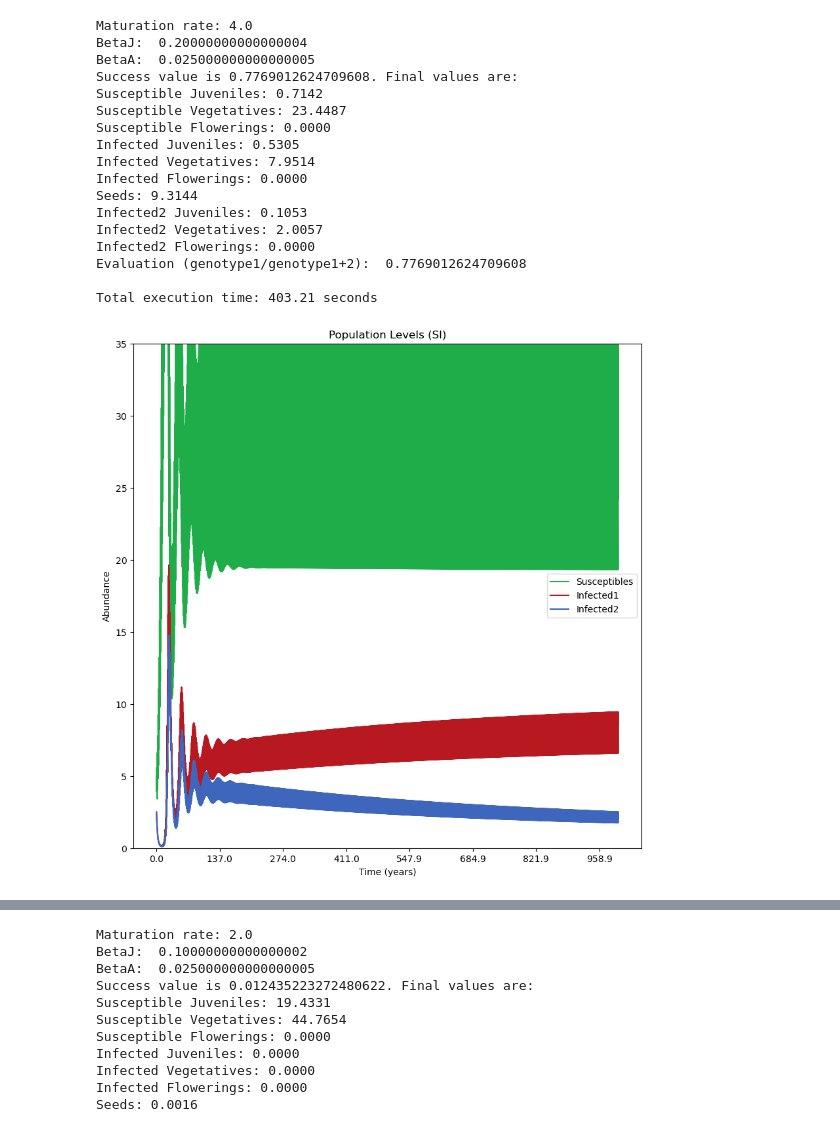
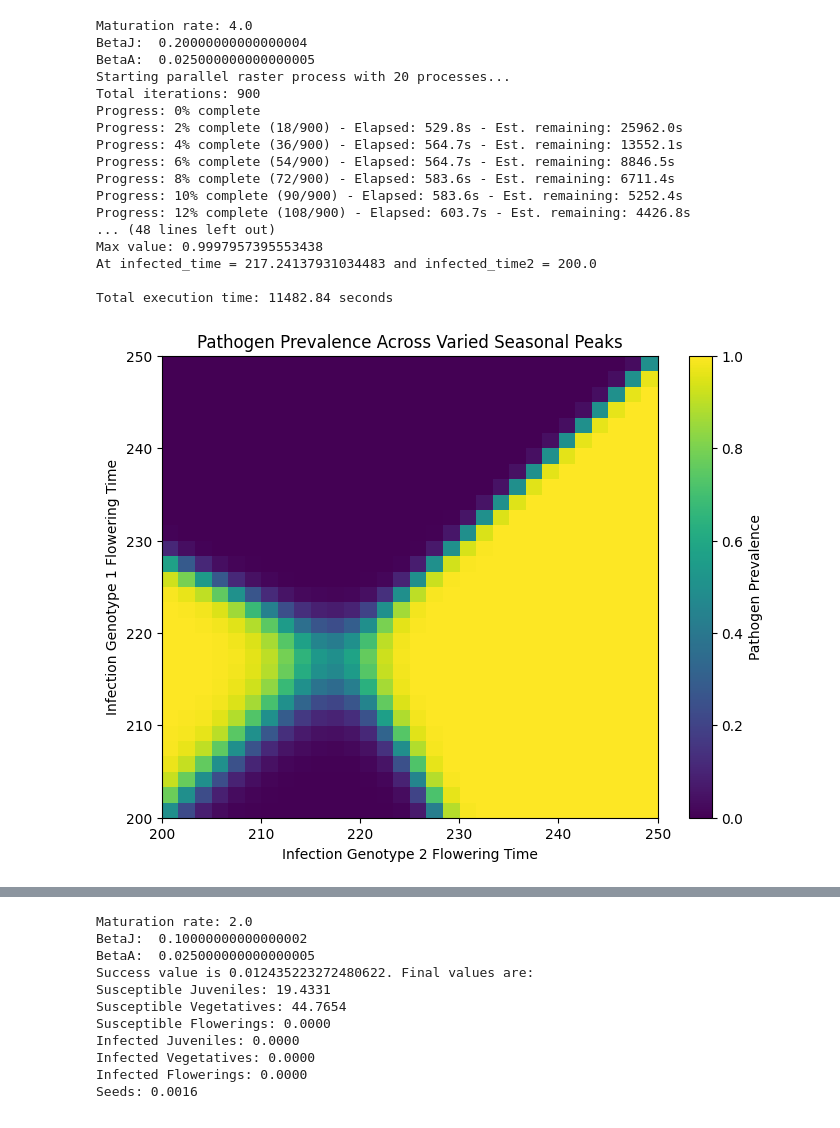
Before and after one commit to bds062/Host-Pathogen-Evolutionary-Dynamics-Model, a Jupyter notebook: call_functions.ipynb, the cells around one changed output, grey strips where cells are left out. Cells and saved outputs as stored; diff of their text form; code cells hidden in the pictures.

Commit message:
Fixed ODE solving time + mirroring rasters

```diff
--- a/call_functions.ipynb
+++ b/call_functions.ipynb
@@ -92,44 +92,44 @@ Total execution time: 4392.64 seconds
 # %%
-param1_values = np.linspace(0, 365, 5)
-param2_values = np.linspace(0, 365, 5)
+param1_values = np.linspace(0, 365, 15) #vertical axis
+param2_values = np.linspace(0, 365, 15) #horizontal axis
 
 
 
-model = Model(maturity=4/365, t = (0, 365 * 1000), germination_time = 182.5, Bj = 0.2 / 365, infected_time=235.35714285714286, infected_time2=185.71428571428572 )
-graph_model = GraphModel(model)
-# raster_model = RasterModel(model, 'infected_time', 'infected_time2', param1_values, param2_values)
+model = Model(maturity=4/365, t = (0, 365 * 400), germination_time = 272.5, Bj = 0.2 / 365, infected_time=182.5, infected_time2=182.5)
+# graph_model = GraphModel(model)
+raster_model = RasterModel(model, 'infected_time', 'infected_time2', param1_values, param2_values)
 
 print("Maturation rate:", model.maturity*365)
 print("BetaJ: ", model.Bj*365)
 print("BetaA: ", model.Bv*365)
 
 
 start_time = time.time()
-graph_model.graph()
-print("Evaluation (genotype1/genotype1+2): ", model.evaluate(model.solution))
+# graph_model.graph()
+# print("Evaluation (genotype1/genotype1+2): ", model.evaluate(model.solution))
 # raster_model.sweep_1d(param_num=1)
 # raster_model.plot_1d()
-# raster_model.raster()  # Uses all 8 cores automatically
+raster_model.raster()  # Uses all 8 cores automatically
 end_time = time.time()
 print(f"\nTotal execution time: {end_time - start_time:.2f} seconds")
 
-# raster_model.plot_heatmap()
+raster_model.plot_heatmap()
 # %% [output]
 Maturation rate: 4.0
 BetaJ:  0.20000000000000004
 BetaA:  0.025000000000000005
-Success value is 0.7769012624709608. Final values are:
-Susceptible Juveniles: 0.7142
-Susceptible Vegetatives: 23.4487
-Susceptible Flowerings: 0.0000
-Infected Juveniles: 0.5305
-Infected Vegetatives: 7.9514
-Infected Flowerings: 0.0000
-Seeds: 9.3144
-Infected2 Juveniles: 0.1053
-Infected2 Vegetatives: 2.0057
-Infected2 Flowerings: 0.0000
-Evaluation (genotype1/genotype1+2):  0.7769012624709608
+Starting parallel raster process with 20 processes...
+Total iterations: 900
+Progress: 0% complete
+Progress: 2% complete (18/900) - Elapsed: 529.8s - Est. remaining: 25962.0s
+Progress: 4% complete (36/900) - Elapsed: 564.7s - Est. remaining: 13552.1s
+Progress: 6% complete (54/900) - Elapsed: 564.7s - Est. remaining: 8846.5s
+Progress: 8% complete (72/900) - Elapsed: 583.6s - Est. remaining: 6711.4s
+Progress: 10% complete (90/900) - Elapsed: 583.6s - Est. remaining: 5252.4s
+Progress: 12% complete (108/900) - Elapsed: 603.7s - Est. remaining: 4426.8s
+... (48 lines left out)
+Max value: 0.9997957395553438
+At infected_time = 217.24137931034483 and infected_time2 = 200.0
 
-Total execution time: 403.21 seconds
+Total execution time: 11482.84 seconds
-[figure, old version]
+[figure, new version]
```
Also changed, not shown: parts of 4 cells of this notebook, 1 other file.
